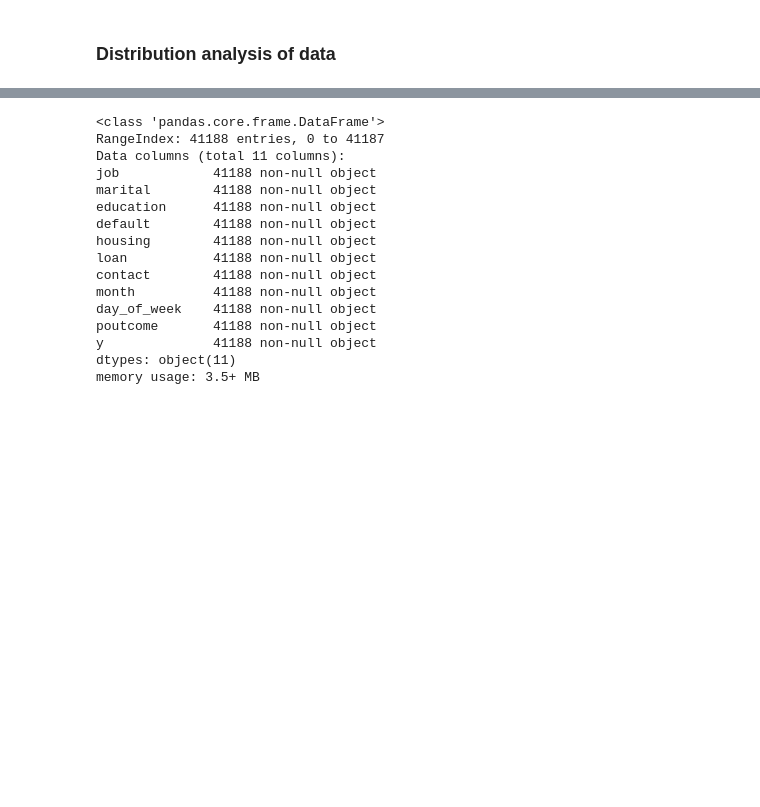
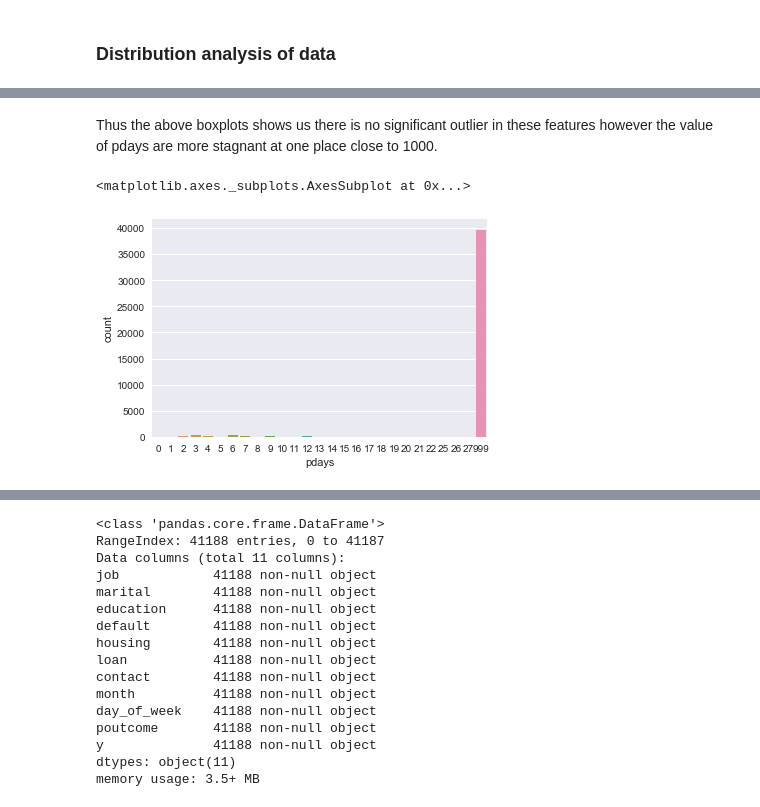
Before and after one commit to Geek-ubaid/Portugese-bank-campaign, a Jupyter notebook: Codefiles/Portugese bank campaign.ipynb, the cells around one changed output, grey strips where cells are left out. Cells and saved outputs as stored; diff of their text form; code cells hidden in the pictures; blank space fills up the shorter version.

```diff
--- a/Codefiles/Portugese bank campaign.ipynb
+++ b/Codefiles/Portugese bank campaign.ipynb
@@ -150,0 +157,7 @@ plt.show()
+# %% [markdown]
+Thus the above boxplots shows us there is no significant outlier in these features however the value of pdays are more stagnant at one place close to 1000.
+# %%
+sns.countplot(file_numeric['pdays'])
+# %% [output]
+<matplotlib.axes._subplots.AxesSubplot at 0x...>
+[figure, added]
```
Also changed, not shown: parts of 48 cells of this notebook.
